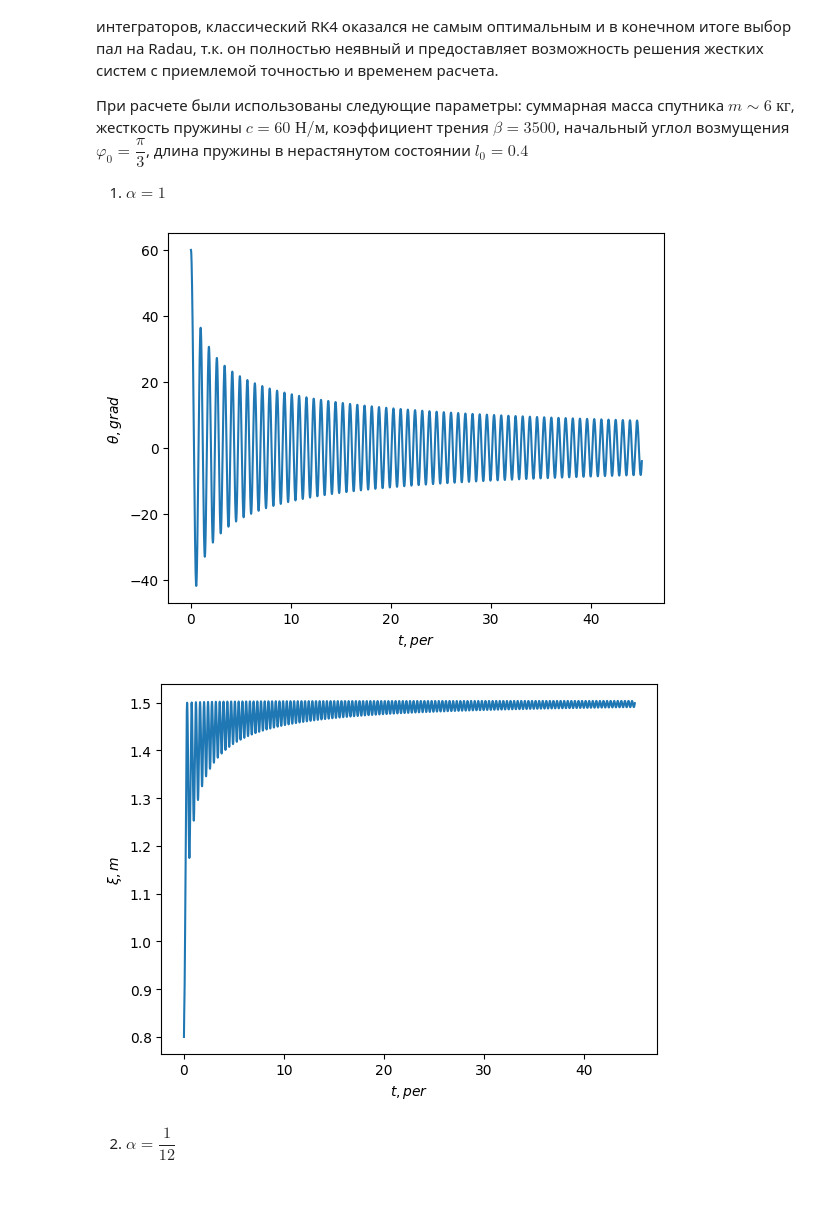
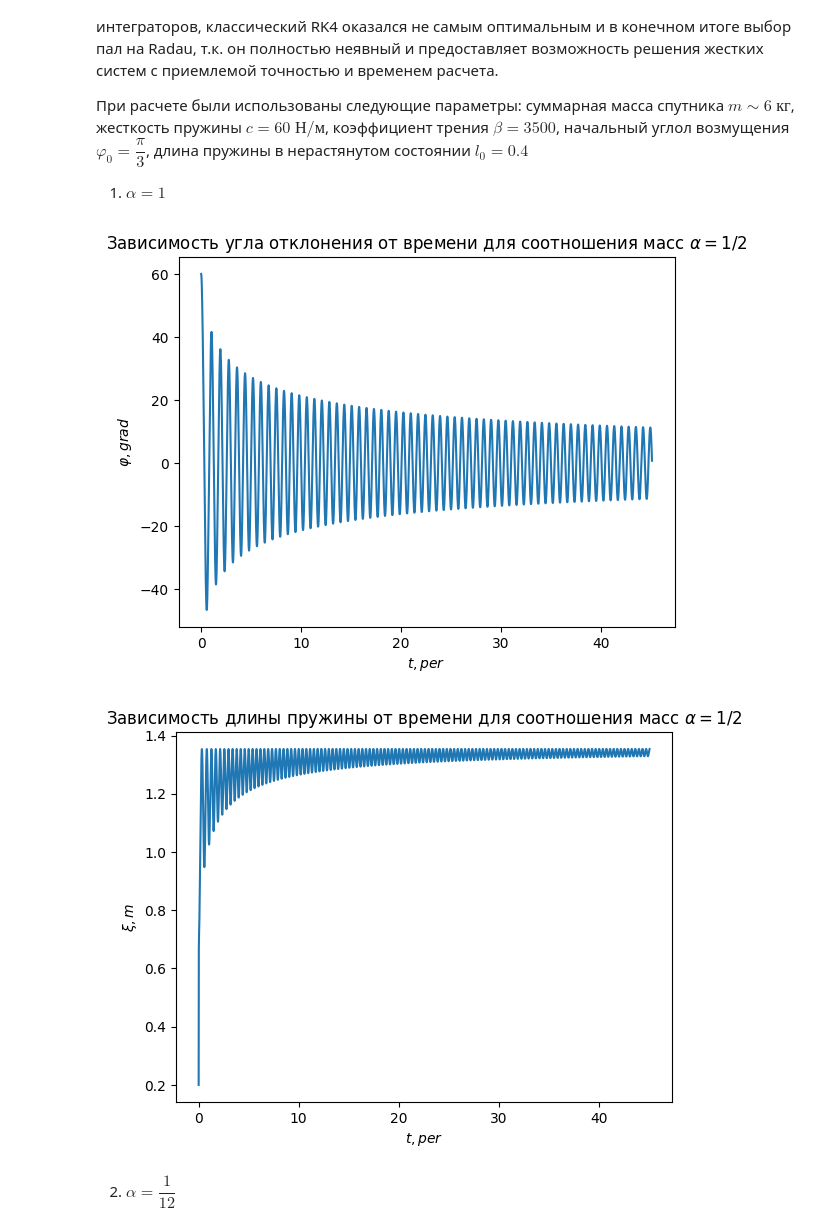
Before and after one commit to Shulliikkk/GravStab, a Jupyter notebook: GravStab.ipynb, the cells around one changed output. Saved outputs shown, nothing was run; the diff lists cells and outputs as text; code cells hidden in the pictures; blank space fills up the shorter version.

```diff
--- a/GravStab.ipynb
+++ b/GravStab.ipynb
@@ -80,3 +80,17 @@ $$\beta = \dfrac{12}{1024}\mu_0^2 p_0^2 \sigma (\dfrac{1}{r_1^3} - \dfrac{1}{r_2
 где $p_m = MV = \dfrac{B_r}{\mu_0}V$ -  магнитный момент, приходящийся на единицу объёма груза, $B_r$ - средняя остаточная намагниченность магнита.
 
 Для дальнейших расчетов зададимся конкретными конструкционными параметрами и особенностями реализации применительно к кубсату формфактора 3U. Материал трубы - алюминий, диаметр - 2 см, толщина стенок - 1 мм, длина - 1.5 м, масса - 0.55 кг. Материал магнита - неодим, средняя остаточная намагниченность - 1.3 Тл, форма - цилиндр, диаметр - 2 см, высота - 20 см, масса - 0.45 кг.
+# %%
+pi = 3.14
+B_r = 1.3
+mu_0 = 1.26e-6
+I = B_r / mu_0
+r = 0.01
+h = 0.2
+V = pi * r**2 * h
+p_m = I * V
+lamda = 3.79 * 10**7
+r_2 = 0.012
+r_1 = 0.010
+beta = 15 / 1024 * mu_0**2 * p_m**2 * lamda * (1 / r_1**3 - 1 / r_2**3)
+print('beta = ', beta)
@@ -82,0 +178,6 @@ $$\beta = \dfrac{12}{1024}\mu_0^2 p_0^2 \sigma (\dfrac{1}{r_1^3} - \dfrac{1}{r_2
+# %%
+import sympy as sp
+mu, R, x, c, m, alpha, l_0, lamda, beta = sp.symbols('mu R x c m alpha l_0 lamda beta')
+eq = sp.Eq(mu / R**2 * alpha * (1 - alpha**2) / (alpha + 1) + 2 * mu / R**3 * x + mu / R**3 * x - c / m  * (x + x / alpha - l_0) + m * (alpha + 1) * mu / R**2, 0)
+solutions = sp.solve(eq, x)
+solutions[0]
@@ -119,17 +228,19 @@ def odeint(m, c, beta, alpha, l_0, phi_0):
     t = t / Per
     plt.plot(t, x.y[0] * 180 / np.pi)
     plt.xlabel(r'$t, per$')
-    plt.ylabel(r'$\theta, grad$')
+    plt.ylabel(r'$\varphi, grad$')
+    plt.title(r'Зависимость угла отклонения от времени для соотношения масс $\alpha = 1/2$')
     plt.show()
     plt.plot(t, x.y[2])
     plt.xlabel(r'$t, per$')
     plt.ylabel(r'$\xi, m$')
+    plt.title(r'Зависимость длины пружины от времени для соотношения масс $\alpha = 1/2$')
     plt.show()
 # %%
-odeint(3, 60, 3500, 1, 0.4, np.pi / 3)
+odeint(3, 60, 1500, 1, 0.1, np.pi / 3)
 # %% [output]
-[figure, old version]
+[figure, new version]
-[figure, old version]
+[figure, new version]
 # %% [markdown]
 2) $\alpha = \dfrac{1}{12}$
 # %%
```
Also changed, not shown: parts of 6 cells of this notebook.
